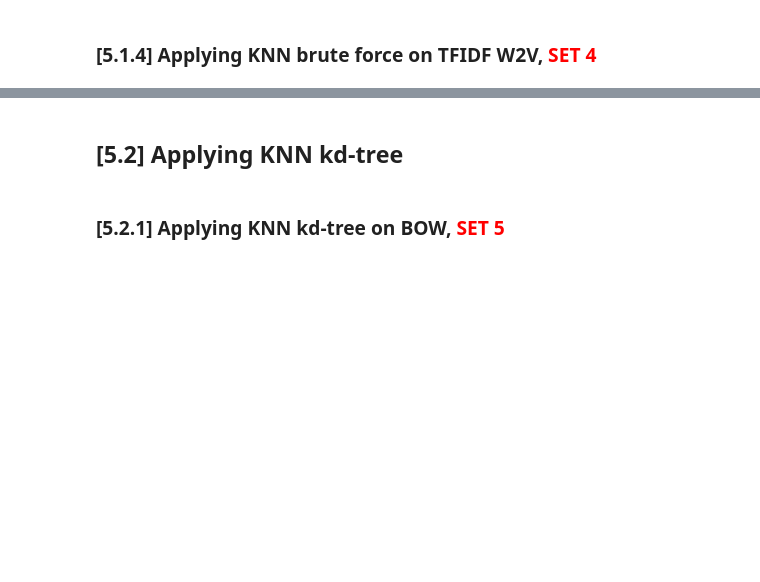
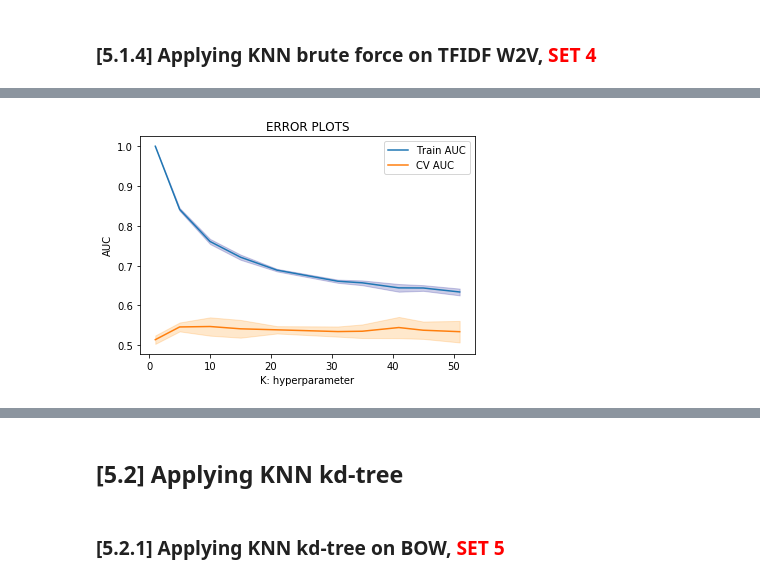
Before and after one commit to PhaneendraYedidi/Machine-Learning-Practices, a Jupyter notebook: 03_Amazon_Fine_Food_Reviews_Analysis_KNN.ipynb, the cells around one changed output, grey strips where cells are left out. Drawn from its saved outputs; the diff is of its cells as text; code cells hidden in the pictures; blank space fills up the shorter version.

```diff
--- a/03_Amazon_Fine_Food_Reviews_Analysis_KNN.ipynb
+++ b/03_Amazon_Fine_Food_Reviews_Analysis_KNN.ipynb
@@ -744,0 +922,99 @@ Test confusion matrix
+# %%
+#Method to convert text to vectors using tfidf w2v
+def textToVectorConvertor(preprocessed_reviews):
+  list_of_sentance=[]
+  for sentance in preprocessed_reviews:
+    list_of_sentance.append(sentance.split())
+
+  model = TfidfVectorizer()
+  model.fit(preprocessed_reviews)
+  # we are converting a dictionary with word as a key, and the idf as a value
+  dictionary = dict(zip(model.get_feature_names(), list(model.idf_)))
+  tfidf_feat = model.get_feature_names()
+
+  # this line of code trains your w2v model on the give list of sentances
+  w2v_model=Word2Vec(list_of_sentance,min_count=5,size=50, workers=4)
+  w2v_words = list(w2v_model.wv.vocab)
+
+  tfidf_sent_vectors = []; # the tfidf-w2v for each sentence/review is stored in this list
+  for sent in tqdm(list_of_sentance): # for each review/sentence
+      sent_vec = np.zeros(50) # as word vectors are of zero length
+      weight_sum =0; # num of words with a valid vector in the sentence/review
+      for word in sent: # for each word in a review/sentence
+          if word in w2v_words and word in tfidf_feat:
+              vec = w2v_model.wv[word]
+  #             tf_idf = tf_idf_matrix[row, tfidf_feat.index(word)]
+              # to reduce the computation we are
+              # dictionary[word] = idf value of word in whole courpus
+              # sent.count(word) = tf valeus of word in this review
+              tf_idf = dictionary[word]*(sent.count(word)/len(sent))
+              sent_vec += (vec * tf_idf)
+              weight_sum += tf_idf
+      if weight_sum != 0:
+          sent_vec /= weight_sum
+      tfidf_sent_vectors.append(sent_vec)
+  return tfidf_sent_vectors
+
+#Input data
+X = preprocessed_reviews; Y = final['Score']
+
+# https://scikit-learn.org/stable/modules/generated/sklearn.model_selection.train_test_split.html
+x_train, x_test, y_train, y_test = train_test_split(X, Y, test_size=0.33) # this is random splitting
+
+x_train_vect = textToVectorConvertor(x_train)
+x_test_vect = textToVectorConvertor(x_test)
+
+neigh = KNeighborsClassifier()
+parameters = {'n_neighbors':[1, 5, 10, 15, 21, 31,35, 41,45, 51]}
+clf = GridSearchCV(neigh, parameters, cv=3, scoring='roc_auc',return_train_score=True)
+clf.fit(x_train_vect, y_train)
+
+train_auc= clf.cv_results_['mean_train_score']
+train_auc_std= clf.cv_results_['std_train_score']
+cv_auc = clf.cv_results_['mean_test_score']
+cv_auc_std= clf.cv_results_['std_test_score']
+
+plt.plot(parameters['n_neighbors'], train_auc, label='Train AUC')
+# this code is copied from here: https://stackoverflow.com/a/48803361/4084039
+plt.gca().fill_between(parameters['n_neighbors'],train_auc - train_auc_std,train_auc + train_auc_std,alpha=0.2,color='darkblue')
+
+plt.plot(parameters['n_neighbors'], cv_auc, label='CV AUC')
+# this code is copied from here: https://stackoverflow.com/a/48803361/4084039
+plt.gca().fill_between(parameters['n_neighbors'],cv_auc - cv_auc_std,cv_auc + cv_auc_std,alpha=0.2,color='darkorange')
+plt.legend()
+plt.xlabel("K: hyperparameter")
+plt.ylabel("AUC")
+plt.title("ERROR PLOTS")
+plt.show()
+
+#Finding the best K value (Taken from https://kevinzakka.github.io/2016/07/13/k-nearest-neighbor/)
+MSE = [1 - x for x in cv_auc]
+
+optimal_k = parameters['n_neighbors'][MSE.index(min(MSE))]
+
+knn = KNeighborsClassifier(n_neighbors=optimal_k,algorithm='brute')
+knn.fit(x_train_vect,y_train)
+pred = knn.predict(x_test_vect)
+acc = accuracy_score(y_test, pred, normalize=True) * float(100)
+print('\n****Test accuracy for k = %d is %d%%' %(optimal_k,acc))
+
+# roc_auc_score(y_true, y_score) the 2nd parameter should be probability estimates of the positive class
+# not the predicted outputs
+train_fpr, train_tpr, thresholds = roc_curve(y_train, knn.predict_proba(x_train_vect)[:,1])
+test_fpr, test_tpr, thresholds = roc_curve(y_test, knn.predict_proba(x_test_vect)[:,1])
+
+plt.plot(train_fpr, train_tpr, label="train AUC ="+str(auc(train_fpr, train_tpr)))
+plt.plot(test_fpr, test_tpr, label="test AUC ="+str(auc(test_fpr, test_tpr)))
+plt.legend()
+plt.xlabel("K: hyperparameter")
+plt.ylabel("AUC")
+plt.title("ROC Curve")
+plt.show()
+
+print("="*100)
+
+print("Train confusion matrix")
+print(confusion_matrix(y_train, knn.predict(x_train_vect)))
+print("Test confusion matrix")
+print(confusion_matrix(y_test, knn.predict(x_test_vect)))
+# %% [output]
@@ -744,0 +1024 @@ Test confusion matrix
+[figure, added]
```
Also changed, not shown: parts of 21 cells of this notebook.
